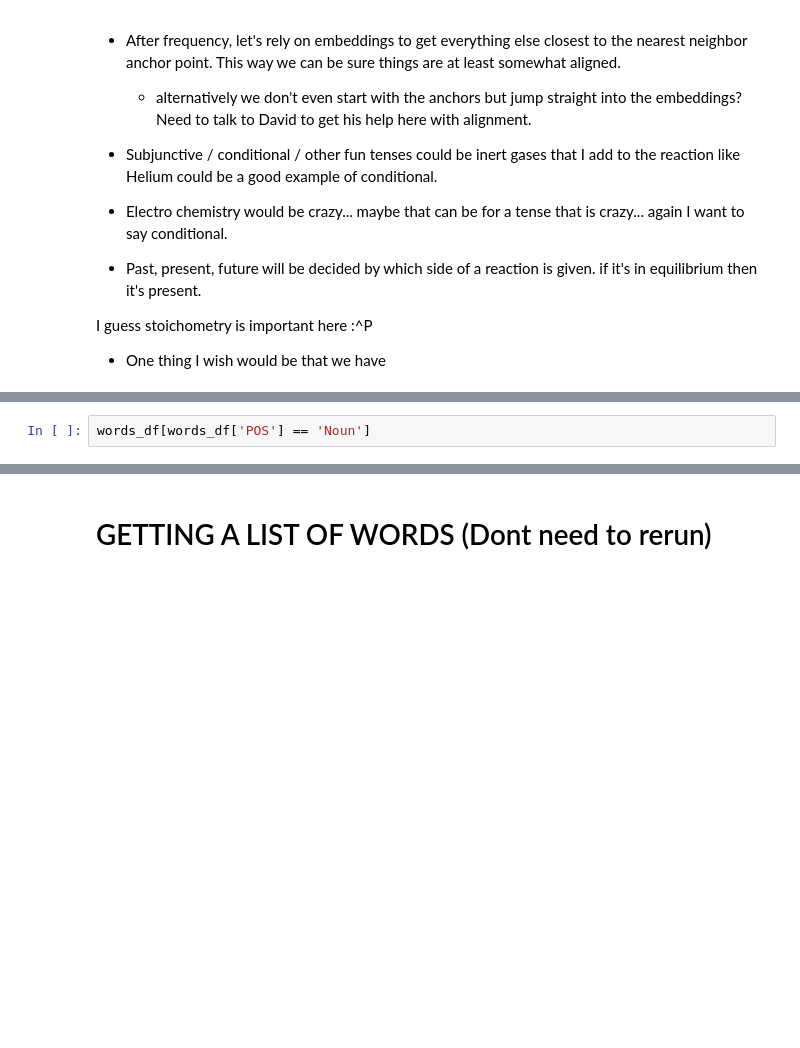
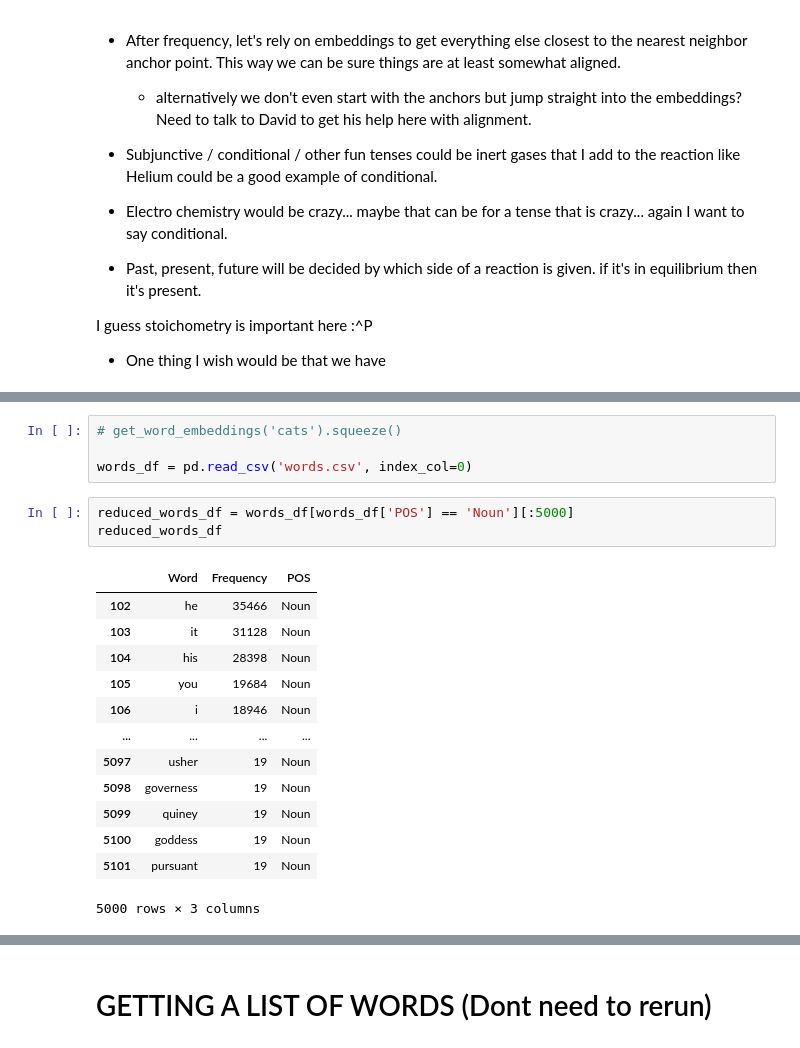
Before and after one commit to YitongTseo/ethical_necromancy, a Jupyter notebook: Chemical_Language(Glucose for now)/embedding_english.ipynb, the cells around one changed output, grey strips where cells are left out. Saved outputs shown, nothing was run; the diff lists cells and outputs as text; blank space fills up the shorter version.

```diff
--- a/Chemical_Language(Glucose for now)/embedding_english.ipynb
+++ b/Chemical_Language(Glucose for now)/embedding_english.ipynb
@@ -47,2 +138,21 @@ Error:
 # %%
-words_df[words_df['POS'] == 'Noun']
+# get_word_embeddings('cats').squeeze()
+
+words_df = pd.read_csv('words.csv', index_col=0)
+# %%
+reduced_words_df = words_df[words_df['POS'] == 'Noun'][:5000]
+reduced_words_df
+# %% [output]
+|  | Word | Frequency | POS |
+| 102 | he | 35466 | Noun |
+| 103 | it | 31128 | Noun |
+| 104 | his | 28398 | Noun |
+| 105 | you | 19684 | Noun |
+| 106 | i | 18946 | Noun |
+| ... | ... | ... | ... |
+| 5097 | usher | 19 | Noun |
+| 5098 | governess | 19 | Noun |
+| 5099 | quiney | 19 | Noun |
+| 5100 | goddess | 19 | Noun |
+| 5101 | pursuant | 19 | Noun |
+5000 rows × 3 columns
```
Also changed, not shown: parts of 12 cells of this notebook, 29 other files.
